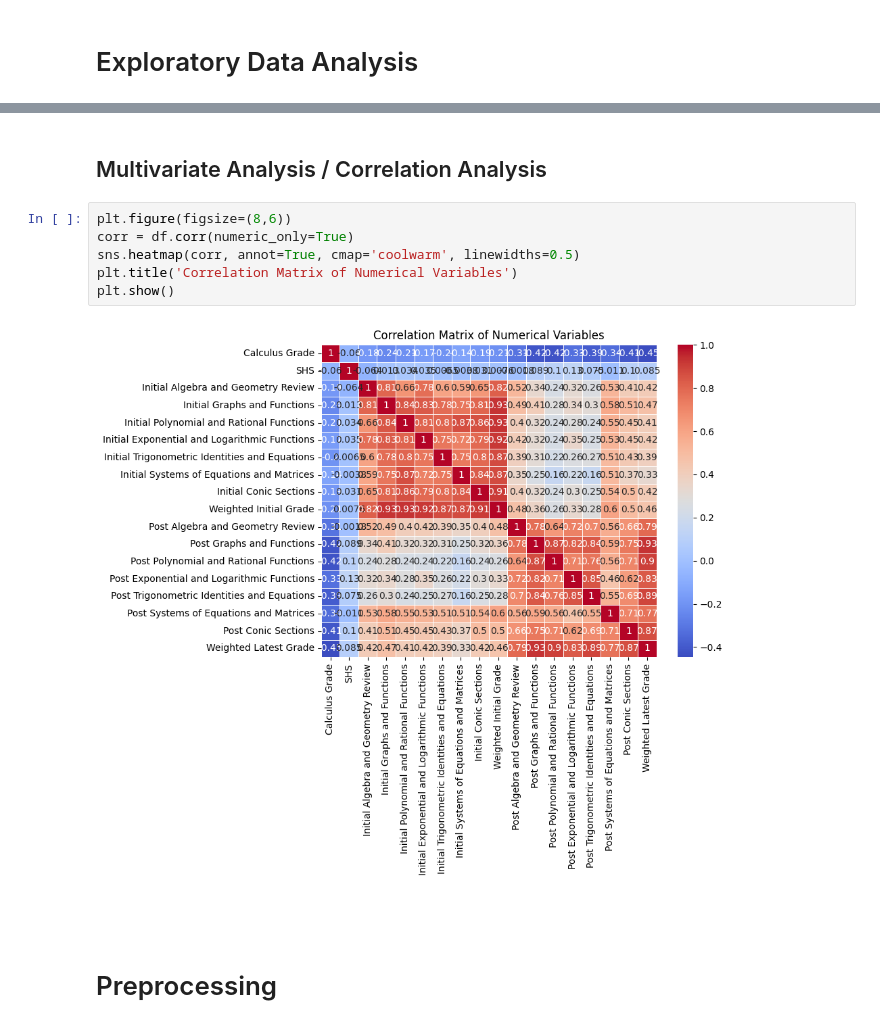
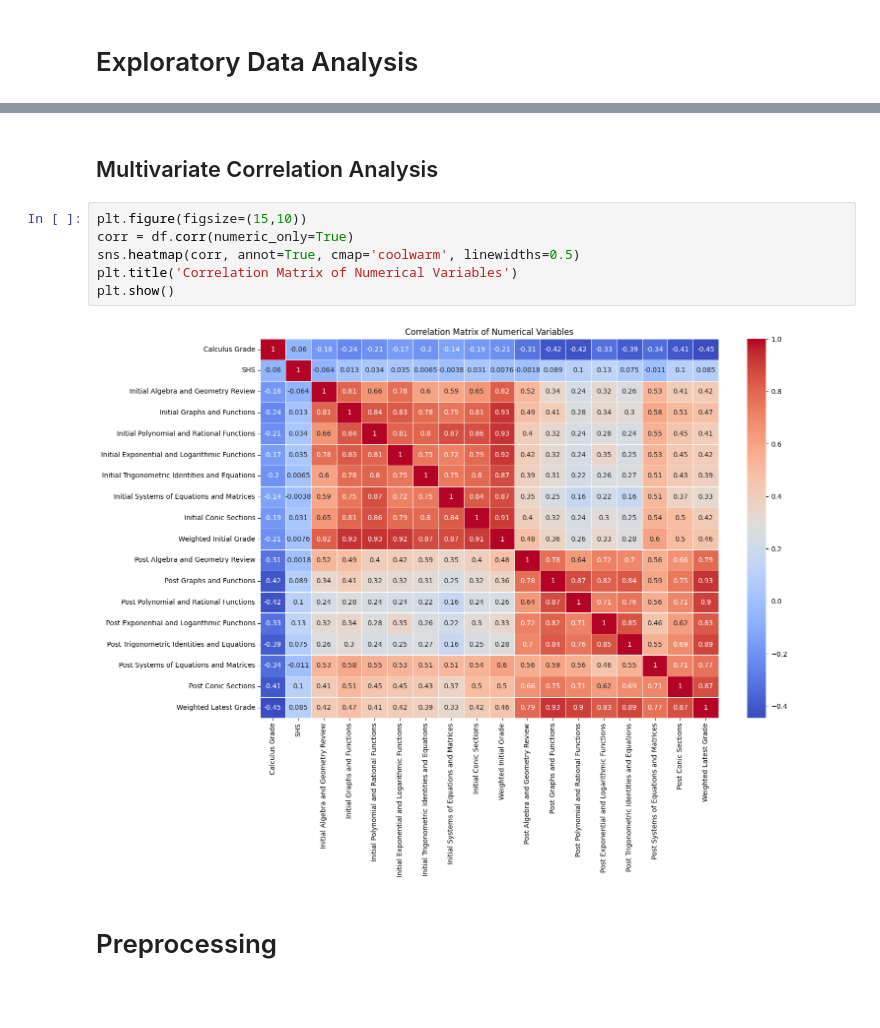
Before and after one commit to KaiserLycan/DSS-Project, a Jupyter notebook: Aleks + Calculus (Group 7).ipynb, the cells around one changed output, grey strips where cells are left out. Saved outputs shown, nothing was run; the diff lists cells and outputs as text; blank space fills up the shorter version.

```diff
--- a/Aleks + Calculus (Group 7).ipynb
+++ b/Aleks + Calculus (Group 7).ipynb
@@ -270,15 +347,13 @@ The Distribution of Weighted Latest Grades suggests a successful shift in studen
 # %% [markdown]
-## Multivariate Analysis / Correlation Analysis
+## Multivariate Correlation Analysis
 # %%
-plt.figure(figsize=(8,6))
+plt.figure(figsize=(15,10))
 corr = df.corr(numeric_only=True)
 sns.heatmap(corr, annot=True, cmap='coolwarm', linewidths=0.5)
 plt.title('Correlation Matrix of Numerical Variables')
 plt.show()
 # %% [output]
-[figure, old version]
+[figure, new version]
-# %% [markdown]
-#
 # %% [markdown]
 # Preprocessing
 # %%
```
Also changed, not shown: parts of 32 cells of this notebook.
